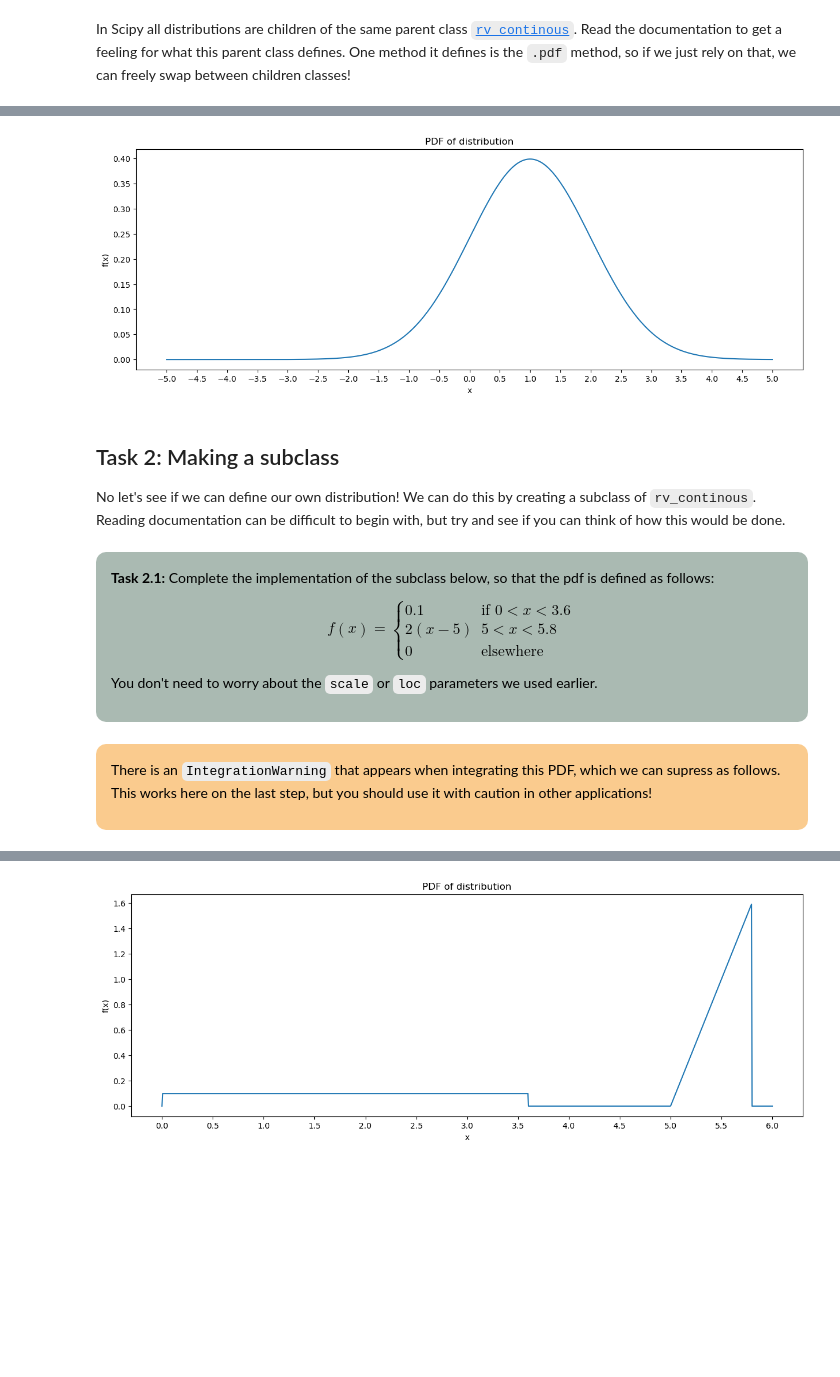
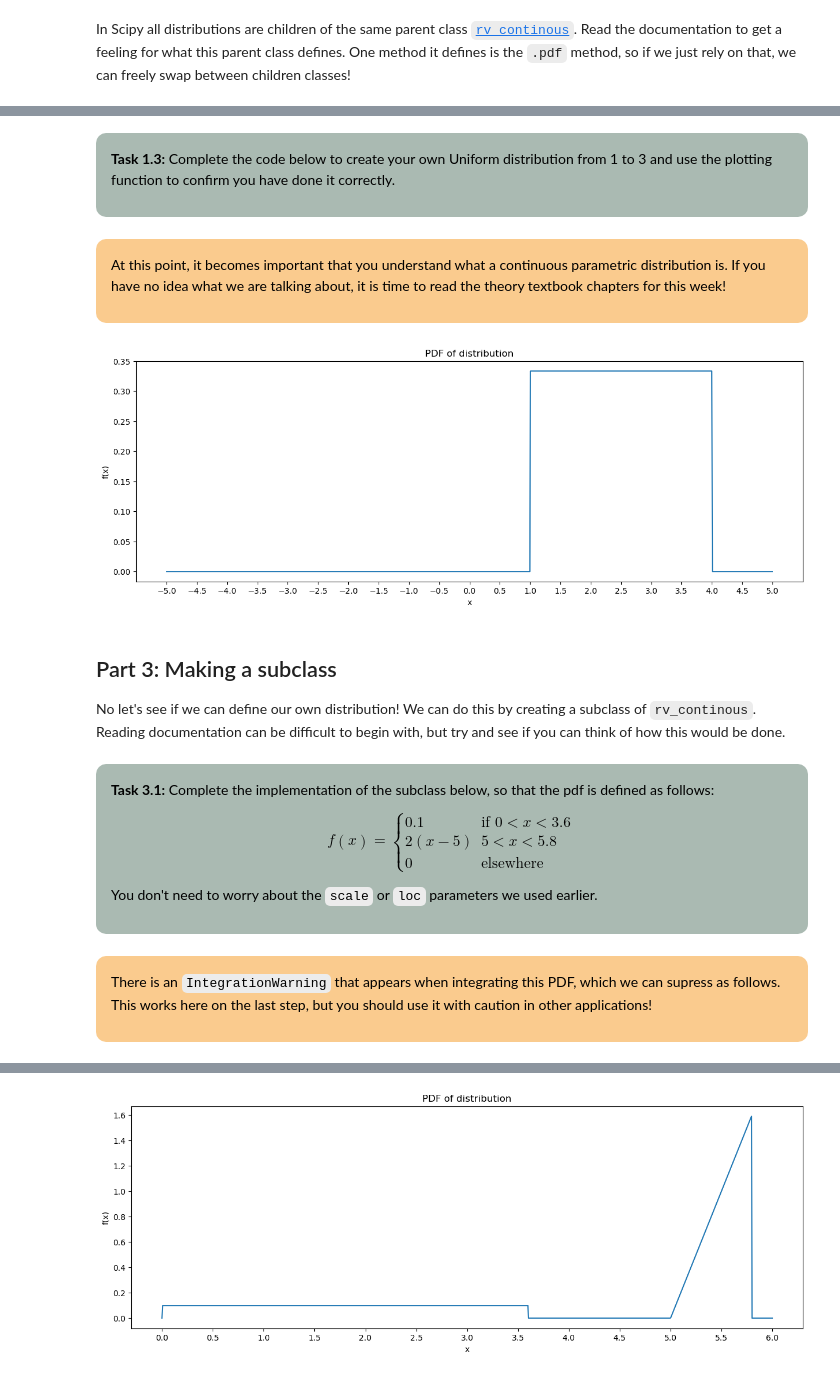
Before and after one commit to TUDelft-MUDE/2024-files, a Jupyter notebook: content/Week_1_7/PA/PA_1_7_solution.ipynb, the cells around one changed output, grey strips where cells are left out. Saved outputs shown, nothing was run; the diff lists cells and outputs as text; code cells hidden in the pictures; blank space fills up the shorter version.

```diff
--- a/content/Week_1_7/PA/PA_1_7_solution.ipynb
+++ b/content/Week_1_7/PA/PA_1_7_solution.ipynb
@@ -106,44 +145,29 @@ distribution = scipy.stats.norm(loc = 1) # HINT: change this line of code!
+# %% [markdown]
+<div style="background-color:#AABAB2; color: black; width:95%; vertical-align: middle; padding:15px; margin: 10px; border-radius: 10px">
+<p>
+<b>Task 1.3:</b>
+Complete the code below to create your own Uniform distribution from 1 to 3 and use the plotting function to confirm you have done it correctly.
+</p>
+</div>
+# %% [markdown]
+<div style="background-color:#facb8e; color: black; width:95%; vertical-align: middle; padding:15px; margin: 10px; border-radius: 10px"> <p>At this point, it becomes important that you understand what a continuous parametric distribution is. If you have no idea what we are talking about, it is time to read the theory textbook chapters for this week!</p></div>
 # %%
-# DO NOT TOUCH ANYTHING IN THIS CODE CELL!
+# distribution = scipy.stats.uniform(YOUR_CODE_HERE)
+# x_axis, y_axis = plot_distribution(distribution)
 
-def plot_distribution(distribution, x_bounds = (-5, 5), function="pdf"):
-    X_LOW, X_HIGH = x_bounds
-
-    x_axis = np.linspace(X_LOW, X_HIGH, num=1000)
-
-    distribution_function = None
-
-    if function == "pdf":
-        distribution_function = distribution.pdf
-    elif function == "cdf":
-        distribution_function = distribution.cdf
-    else:
-        raise KeyError(f"{function} function not supported")
-
-    y_axis = np.vectorize(distribution_function)(x_axis)
-
-    plt.figure(figsize=(15, 5))
-    plt.plot(x_axis, y_axis)
-    plt.title("PDF of distribution")
-    plt.xlabel("x")
-    plt.xticks(np.linspace(X_LOW, X_HIGH, num=((X_HIGH - X_LOW) * 2 + 1)))
-    plt.ylabel("f(x)")
-    plt.show()
-
-    return x_axis, y_axis
-
+#SOLUTION
+distribution = scipy.stats.uniform(loc = 1, scale = 3)
 x_axis, y_axis = plot_distribution(distribution)
-pd.DataFrame(data = {"x": x_axis, "y": y_axis}).to_csv("data.csv", index=False)
 # %% [output]
-[figure, old version]
+[figure, new version]
 # %% [markdown]
-## Task 2: Making a subclass
+## Part 3: Making a subclass
 
 No let's see if we can define our own distribution! We can do this by creating a subclass of `rv_continous`. Reading documentation can be difficult to begin with, but try and see if you can think of how this would be done.
 # %% [markdown]
-<div style="background-color:#AABAB2; color: black; vertical-align: middle; padding:15px; margin: 10px; border-radius: 10px">
+<div style="background-color:#AABAB2; color: black; width:95%; vertical-align: middle; padding:15px; margin: 10px; border-radius: 10px">
 <p>
-<b>Task 2.1:</b>
+<b>Task 3.1:</b>
 Complete the implementation of the subclass below, so that the pdf is defined as follows:
 
 \begin{equation}
@@ -175,7 +213,7 @@ class new_distribution(scipy.stats.rv_continuous):
 
         return 0
 # %% [markdown]
-<div style="background-color:#facb8e; color: black; vertical-align: middle; padding:15px; margin: 10px; border-radius: 10px"> <p>There is an <code>IntegrationWarning</code> that appears when integrating this PDF, which we can supress as follows. This works here on the last step, but you should use it with caution in other applications!</p></div>
+<div style="background-color:#facb8e; color: black; width:95%; vertical-align: middle; padding:15px; margin: 10px; border-radius: 10px"> <p>There is an <code>IntegrationWarning</code> that appears when integrating this PDF, which we can supress as follows. This works here on the last step, but you should use it with caution in other applications!</p></div>
 # %%
 import warnings
 warnings.simplefilter("ignore")
```
Also changed, not shown: parts of 13 cells of this notebook, 1 other file.
